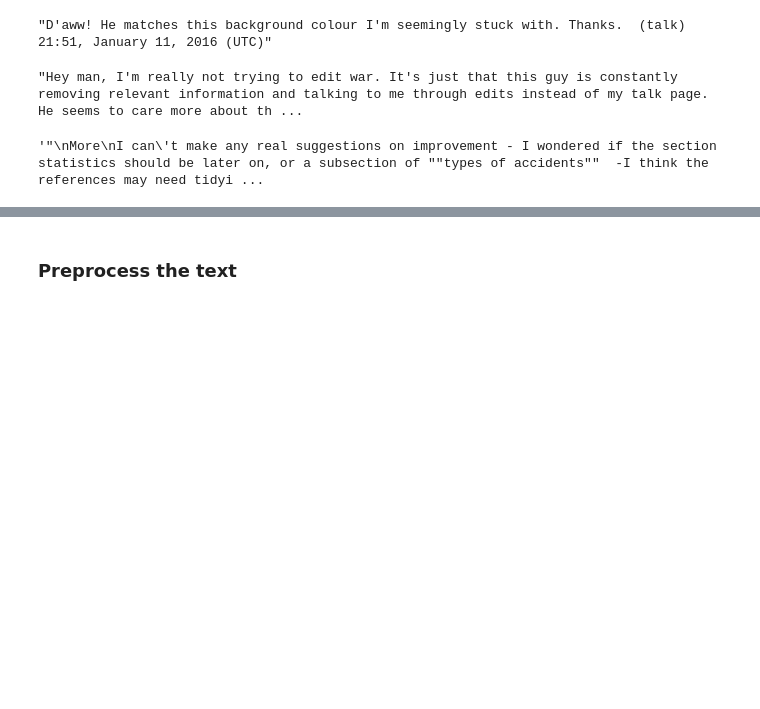
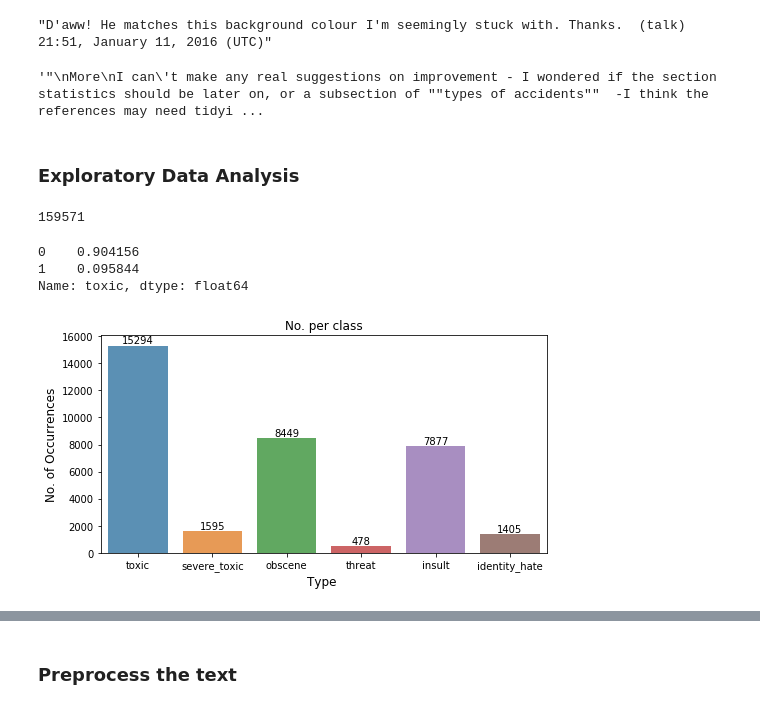
Before and after one commit to edwardbingei/filtering_toxic_comments, a Jupyter notebook: Project 4 - Kaggle Toxic Comment Classification Challenge.ipynb, the cells around one changed output, grey strips where cells are left out. Cells and saved outputs as stored; diff of their text form; code cells hidden in the pictures; blank space fills up the shorter version.

```diff
--- a/Project 4 - Kaggle Toxic Comment Classification Challenge.ipynb
+++ b/Project 4 - Kaggle Toxic Comment Classification Challenge.ipynb
@@ -149,11 +74,49 @@ data['comment_text'][0]
 data['comment_text'][1]
 # %% [output]
 "D'aww! He matches this background colour I'm seemingly stuck with. Thanks.  (talk) 21:51, January 11, 2016 (UTC)"
-# %%
-data['comment_text'][2]
-# %% [output]
-"Hey man, I'm really not trying to edit war. It's just that this guy is constantly removing relevant information and talking to me through edits instead of my talk page. He seems to care more about th ...
 # %%
 data['comment_text'][3]
 # %% [output]
 '"\nMore\nI can\'t make any real suggestions on improvement - I wondered if the section statistics should be later on, or a subsection of ""types of accidents""  -I think the references may need tidyi ...
+# %% [markdown]
+### Exploratory Data Analysis
+# %%
+# There are 159,571 reviews in the dataset
+len(data)
+# %% [output]
+159571
+# %%
+# Check percentage of comments that are toxic compared to normal comments
+data.toxic.value_counts(normalize=True)
+# %% [output]
+0    0.904156
+1    0.095844
+Name: toxic, dtype: float64
+# %%
+'''
+Modified from Kaggle notebooks. Create graph of count of comments of various toxic categories
+'''
+
+#Create a new subset of the data by only taking the 2nd column onwards (comments and categories)
+data_count=data.iloc[:,2:].sum()
+
+# Plot a chart with the following size
+plt.figure(figsize=(8,4))
+
+# Plot a bar chart using the index (category values) and the count of each category
+ax= sns.barplot(data_count.index, data_count.values, alpha=0.8)
+
+plt.title("No. per class")
+plt.ylabel('No. of Occurrences', fontsize=12)
+plt.xlabel('Type ', fontsize=12)
+
+#adding the text labels
+rects = ax.patches
+labels = data_count.values
+for rect, label in zip(rects, labels):
+    height = rect.get_height()
+    ax.text(rect.get_x() + rect.get_width()/2, height + 5, label, ha='center', va='bottom')
+
+plt.show()
+# %% [output]
+[figure, added]
```
Also changed, not shown: parts of 126 cells of this notebook, 18 other files.
